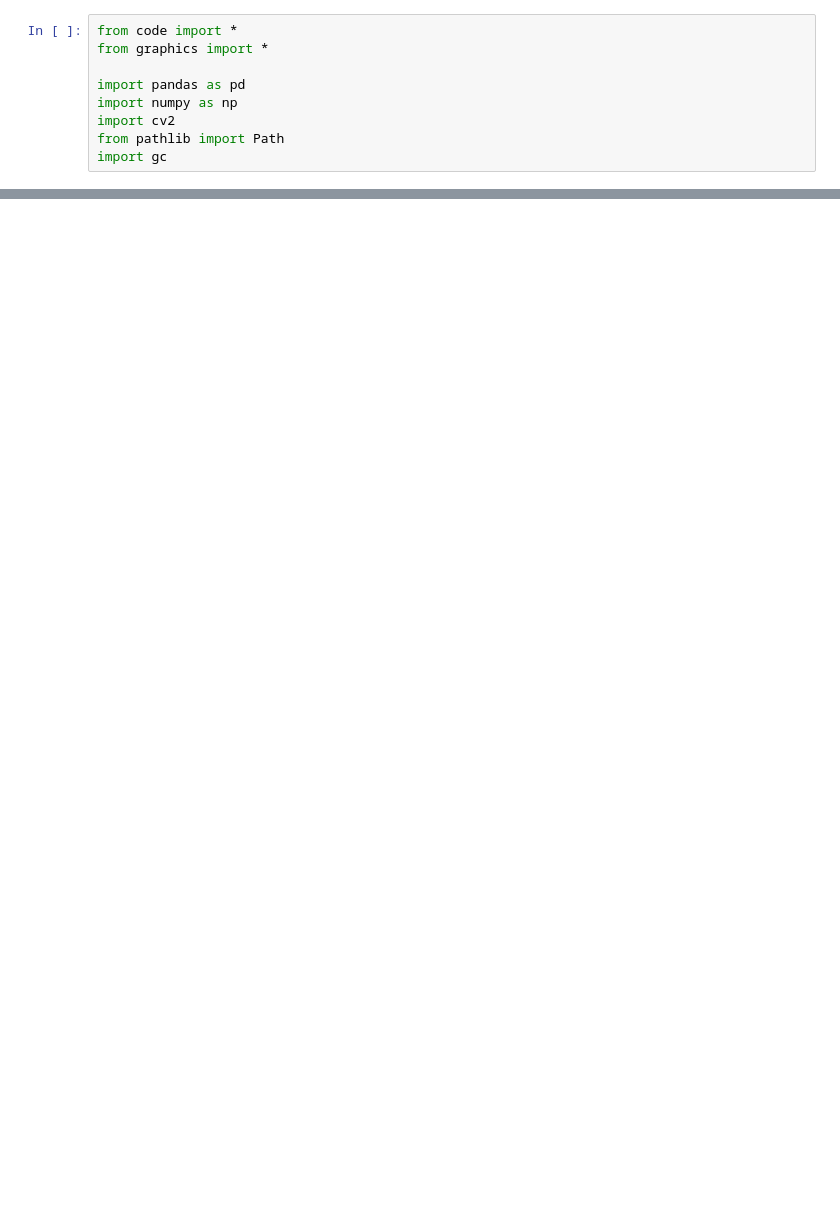
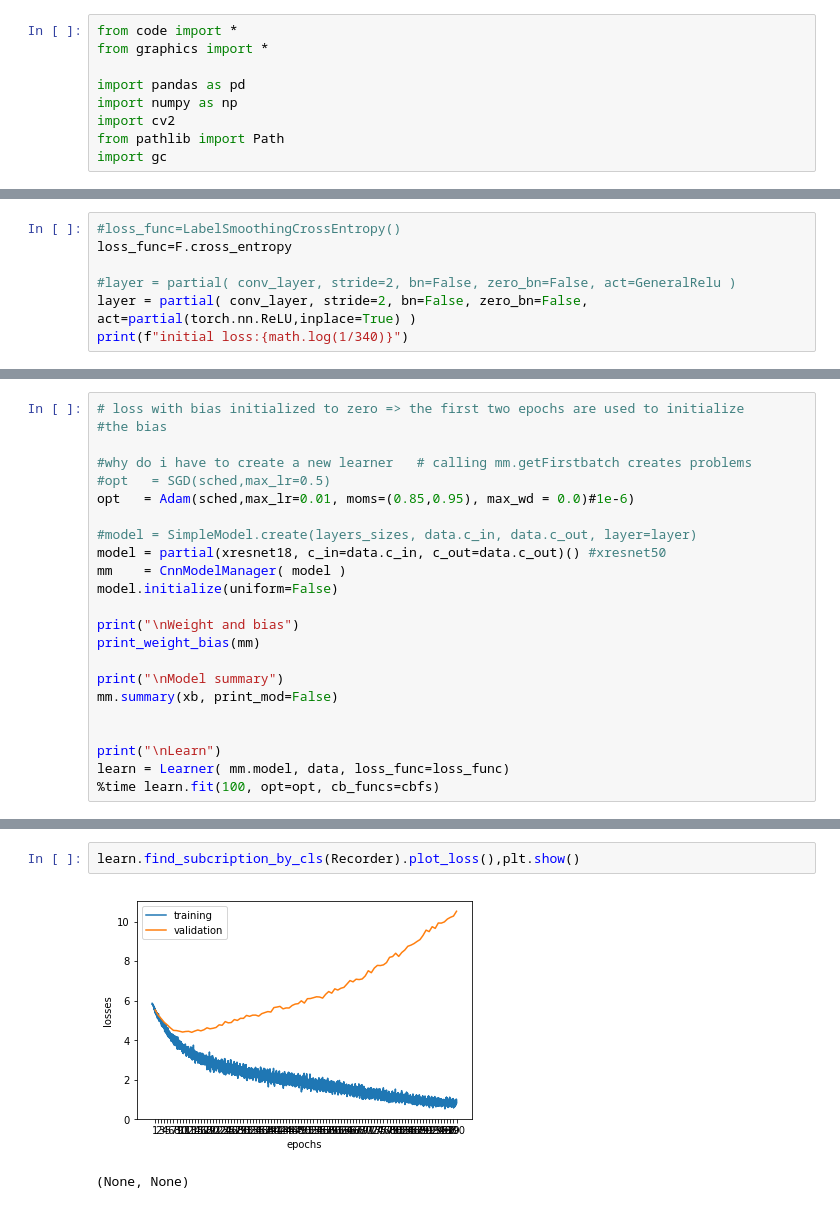
Before and after one commit to kasparlund/google_quick_draw, a Jupyter notebook: classification_by_image.ipynb, the cells around one changed output, grey strips where cells are left out. Cells and saved outputs as stored; diff of their text form; blank space fills up the shorter version.

Commit message:
minimal model

```diff
--- a/classification_by_image.ipynb
+++ b/classification_by_image.ipynb
@@ -70,0 +175,7 @@ plot images : 1000
+# %%
+#loss_func=LabelSmoothingCrossEntropy()
+loss_func=F.cross_entropy
+
+#layer = partial( conv_layer, stride=2, bn=False, zero_bn=False, act=GeneralRelu )
+layer = partial( conv_layer, stride=2, bn=False, zero_bn=False, act=partial(torch.nn.ReLU,inplace=True) )
+print(f"initial loss:{math.log(1/340)}")
@@ -70,0 +184,23 @@ plot images : 1000
+# %%
+# loss with bias initialized to zero => the first two epochs are used to initialize
+#the bias
+
+#why do i have to create a new learner   # calling mm.getFirstbatch creates problems
+#opt   = SGD(sched,max_lr=0.5)
+opt   = Adam(sched,max_lr=0.01, moms=(0.85,0.95), max_wd = 0.0)#1e-6)
+
+#model = SimpleModel.create(layers_sizes, data.c_in, data.c_out, layer=layer)
+model = partial(xresnet18, c_in=data.c_in, c_out=data.c_out)() #xresnet50
+mm    = CnnModelManager( model )
+model.initialize(uniform=False)
+
+print("\nWeight and bias")
+print_weight_bias(mm)
+
+print("\nModel summary")
+mm.summary(xb, print_mod=False)
+
+
+print("\nLearn")
+learn = Learner( mm.model, data, loss_func=loss_func)
+%time learn.fit(100, opt=opt, cb_funcs=cbfs)
@@ -70,0 +262,5 @@ plot images : 1000
+# %%
+learn.find_subcription_by_cls(Recorder).plot_loss(),plt.show()
+# %% [output]
+[figure, added]
+(None, None)
```
Also changed, not shown: parts of 24 cells of this notebook, 6 other files.
